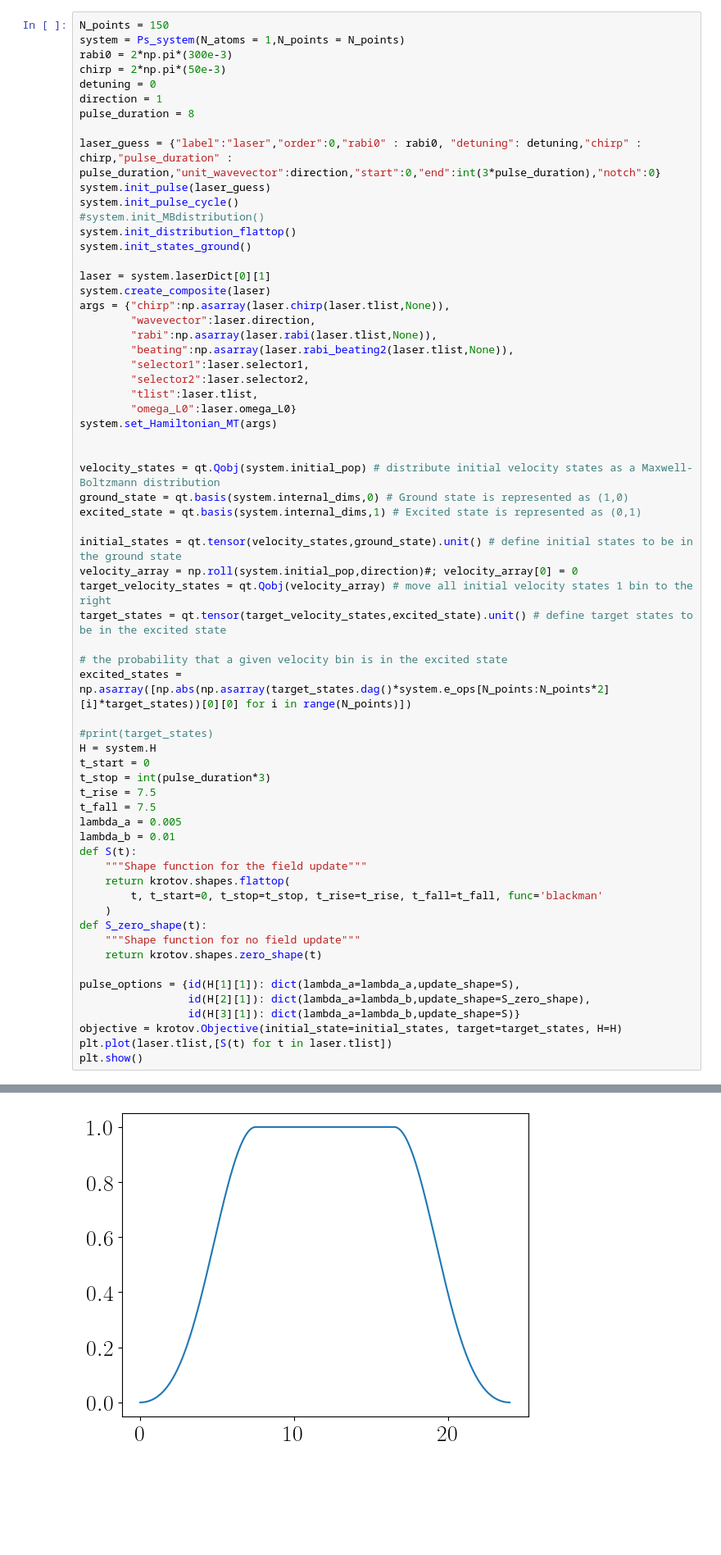
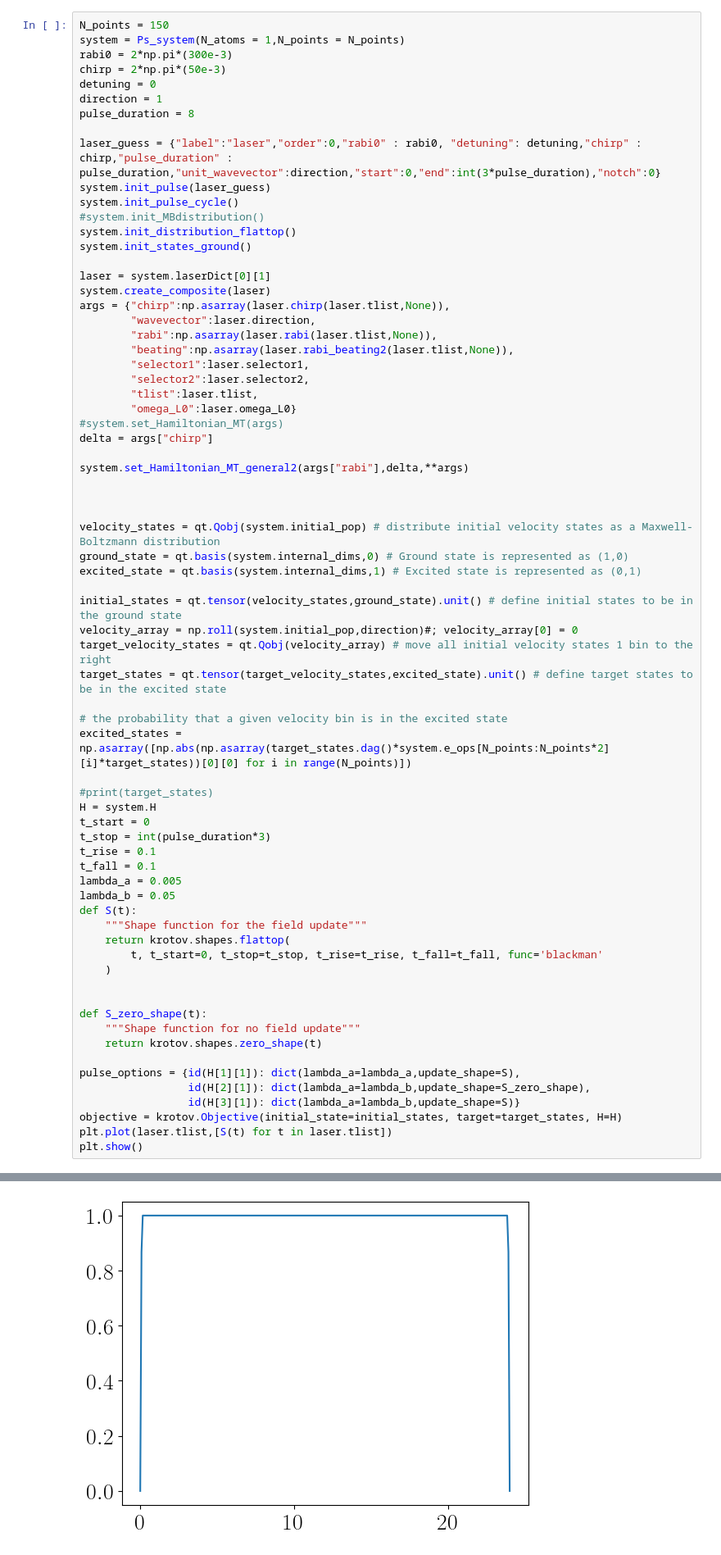
Before and after one commit to Yanaiski/master_thesis, a Jupyter notebook: 09_krotov.ipynb, the cells around one changed output, grey strips where cells are left out. Shown: that part at 82% size. Saved outputs shown, nothing was run; the diff lists cells and outputs as text; blank space fills up the shorter version.

```diff
--- a/09_krotov.ipynb
+++ b/09_krotov.ipynb
@@ -189,7 +149,11 @@ args = {"chirp":np.asarray(laser.chirp(laser.tlist,None)),
         "selector2":laser.selector2,
         "tlist":laser.tlist,
         "omega_L0":laser.omega_L0}
-system.set_Hamiltonian_MT(args)
+#system.set_Hamiltonian_MT(args)
+delta = args["chirp"]
+
+system.set_Hamiltonian_MT_general2(args["rabi"],delta,**args)
+
 
 
 velocity_states = qt.Qobj(system.initial_pop) # distribute initial velocity states as a Maxwell-Boltzmann distribution
@@ -208,15 +172,17 @@ excited_states = np.asarray([np.abs(np.asarray(target_states.dag()*system.e_ops[
 H = system.H
 t_start = 0
 t_stop = int(pulse_duration*3)
-t_rise = 7.5
-t_fall = 7.5
+t_rise = 0.1
+t_fall = 0.1
 lambda_a = 0.005
-lambda_b = 0.01
+lambda_b = 0.05
 def S(t):
     """Shape function for the field update"""
     return krotov.shapes.flattop(
         t, t_start=0, t_stop=t_stop, t_rise=t_rise, t_fall=t_fall, func='blackman'
     )
+
+
 def S_zero_shape(t):
     """Shape function for no field update"""
     return krotov.shapes.zero_shape(t)
@@ -232 +197 @@ plt.show()
-[figure, old version]
+[figure, new version]
```
Also changed, not shown: parts of 38 cells of this notebook, 6 other files.
